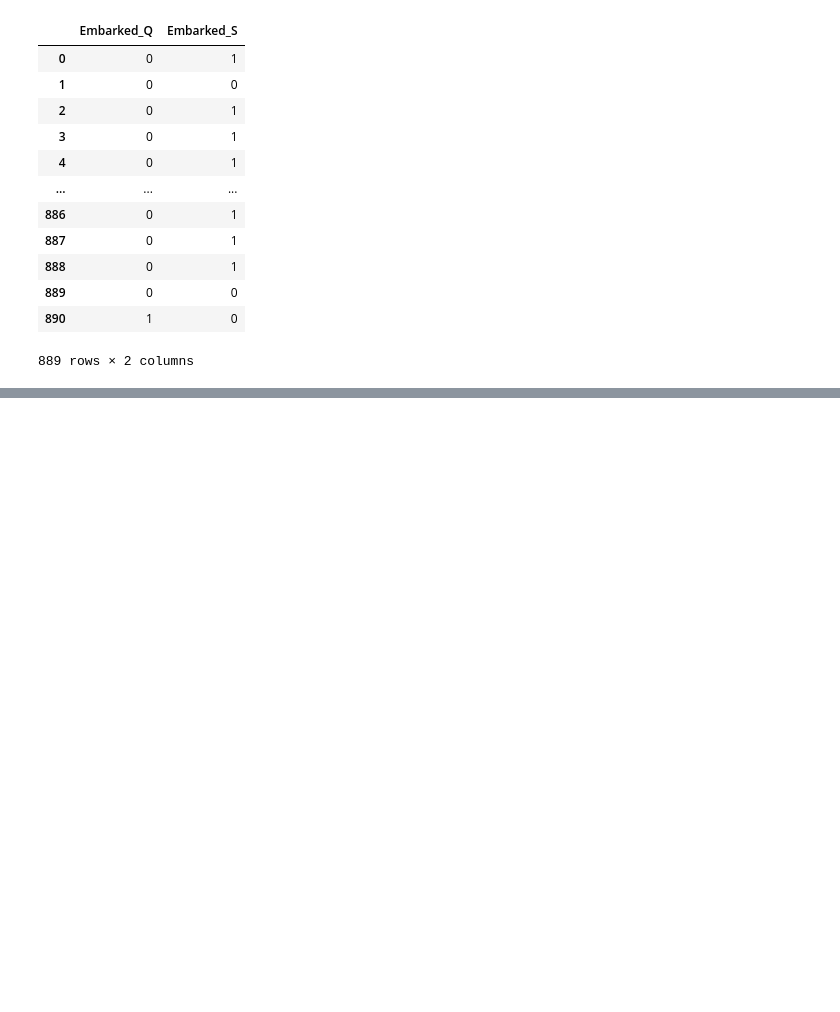
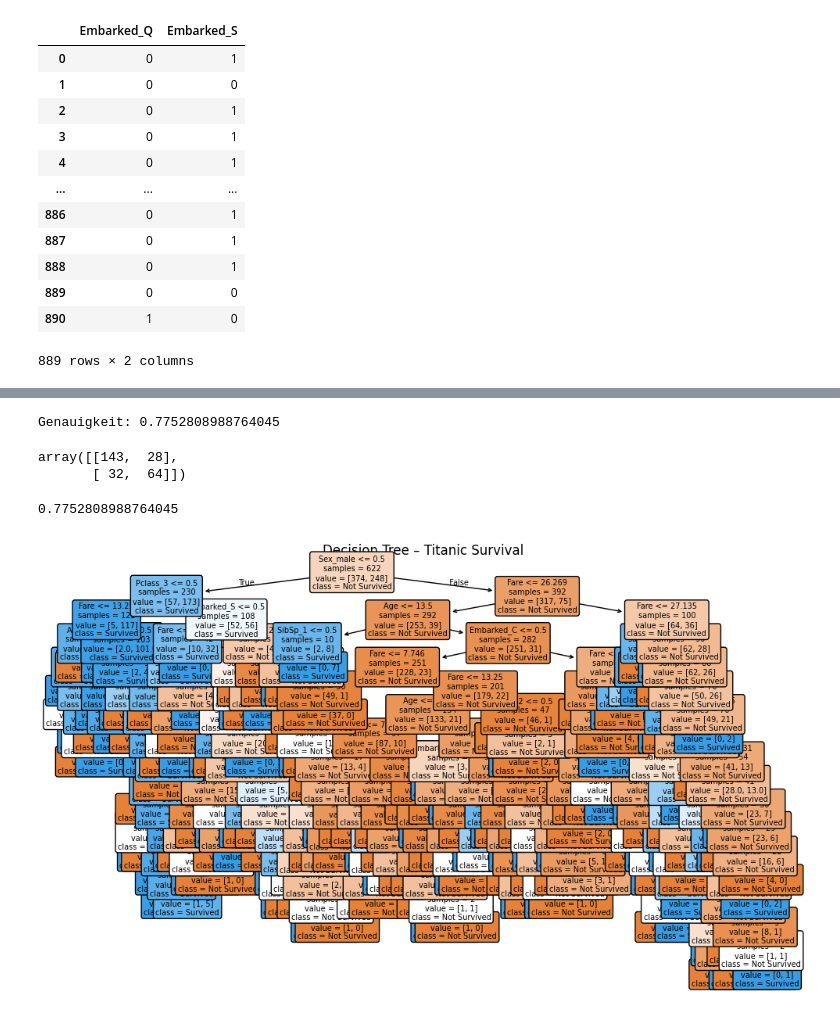
Before and after one commit to grigory-consulting/machine_learning_python, a Jupyter notebook: titanic.ipynb, the cells around one changed output, grey strips where cells are left out. Drawn from its saved outputs; the diff is of its cells as text; code cells hidden in the pictures; blank space fills up the shorter version.

```diff
--- a/titanic.ipynb
+++ b/titanic.ipynb
@@ -363,0 +399,18 @@ combined
+# %%
+from sklearn.model_selection import train_test_split
+
+X_train, X_test, y_train, y_test = train_test_split(combined, y, test_size= 0.3) # 70/30
+# %%
+from sklearn.linear_model import LogisticRegression
+from sklearn.metrics import confusion_matrix, accuracy_score
+
+
+lreg = LogisticRegression(max_iter=800,penalty=None)
+lreg.fit(X_train, y_train)
+y_pred = lreg.predict(X_test)
+# %%
+from sklearn.neural_network import MLPClassifier
+
+mlp = MLPClassifier(hidden_layer_sizes=(300, 300))
+mlp.fit(X_train, y_train)
+y_pred = mlp.predict(X_test)
@@ -363,0 +431,8 @@ combined
+# %%
+print("Genauigkeit:", accuracy_score(y_test,y_pred))
+cm = confusion_matrix(y_pred, y_test)
+cm
+# %% [output]
+Genauigkeit: 0.7752808988764045
+array([[143,  28],
+       [ 32,  64]])
@@ -363,0 +452,30 @@ combined
+# %%
+from sklearn.tree import DecisionTreeClassifier, plot_tree
+
+tree = DecisionTreeClassifier()
+tree.fit(X_train,y_train)
+
+y_pred = tree.predict(X_test)
+
+accuracy_score(y_pred,y_test)
+# %% [output]
+0.7752808988764045
+# %%
+import matplotlib.pyplot as plt
+
+plt.figure(figsize=(10,6))
+plot_tree(
+    tree,
+    feature_names=X_train.columns,
+    class_names=["Not Survived", "Survived"],
+    filled=True,
+    rounded=True,
+    impurity=False,
+    proportion=False,
+    fontsize=7
+)
+plt.title("Decision Tree – Titanic Survival")
+plt.tight_layout()
+plt.show()
+# %% [output]
+[figure, added]
```
Also changed, not shown: parts of 9 cells of this notebook, 2 other files.
